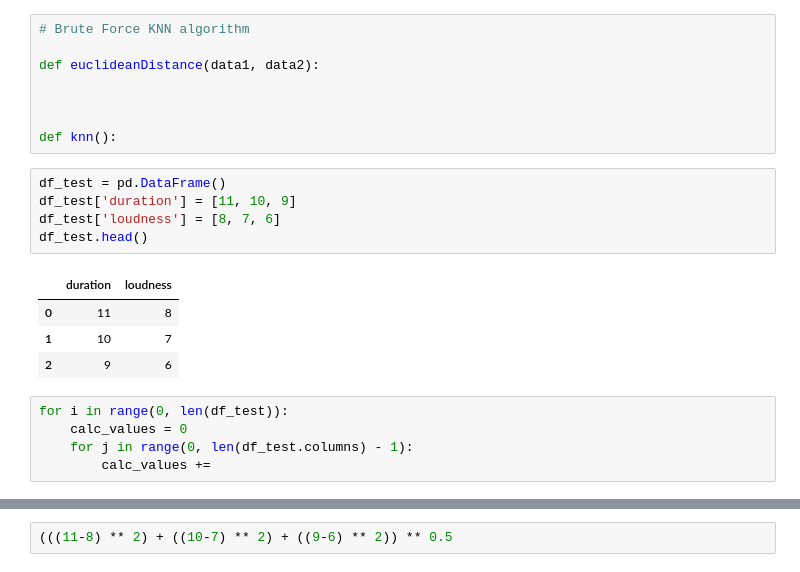
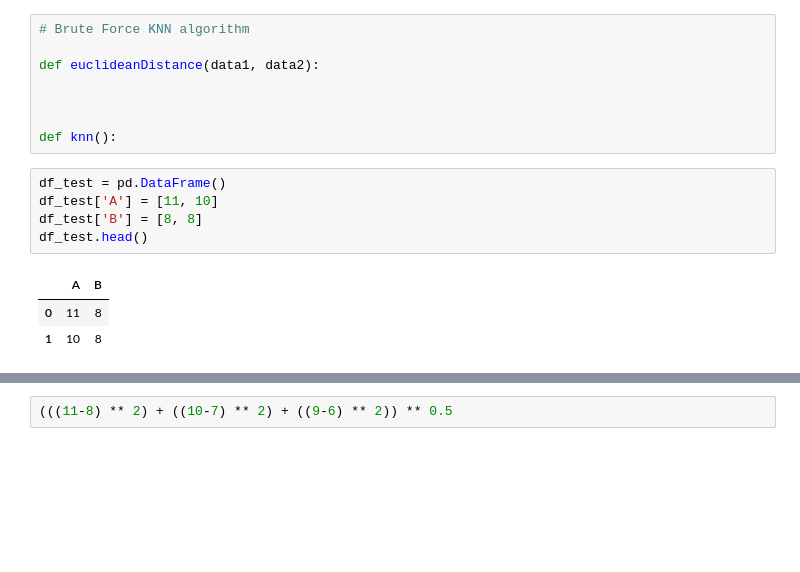
Before and after one commit to MitchellEwing/Drills, a Jupyter notebook: bootcamp/unit3/similarityModels/nearestNeighborAlgorithm.ipynb, the cells around one changed output, grey strips where cells are left out. Cells and saved outputs as stored; diff of their text form; blank space fills up the shorter version.

```diff
--- a/bootcamp/unit3/similarityModels/nearestNeighborAlgorithm.ipynb
+++ b/bootcamp/unit3/similarityModels/nearestNeighborAlgorithm.ipynb
@@ -311,16 +311,10 @@ def euclideanDistance(data1, data2):
 def knn():
 # %%
 df_test = pd.DataFrame()
-df_test['duration'] = [11, 10, 9]
-df_test['loudness'] = [8, 7, 6]
+df_test['A'] = [11, 10]
+df_test['B'] = [8, 8]
 df_test.head()
 # %% [output]
-|  | duration | loudness |
+|  | A | B |
 | 0 | 11 | 8 |
-| 1 | 10 | 7 |
-| 2 | 9 | 6 |
+| 1 | 10 | 8 |
-# %%
-for i in range(0, len(df_test)):
-    calc_values = 0
-    for j in range(0, len(df_test.columns) - 1):
-        calc_values +=
```
Also changed, not shown: parts of 4 cells of this notebook.
